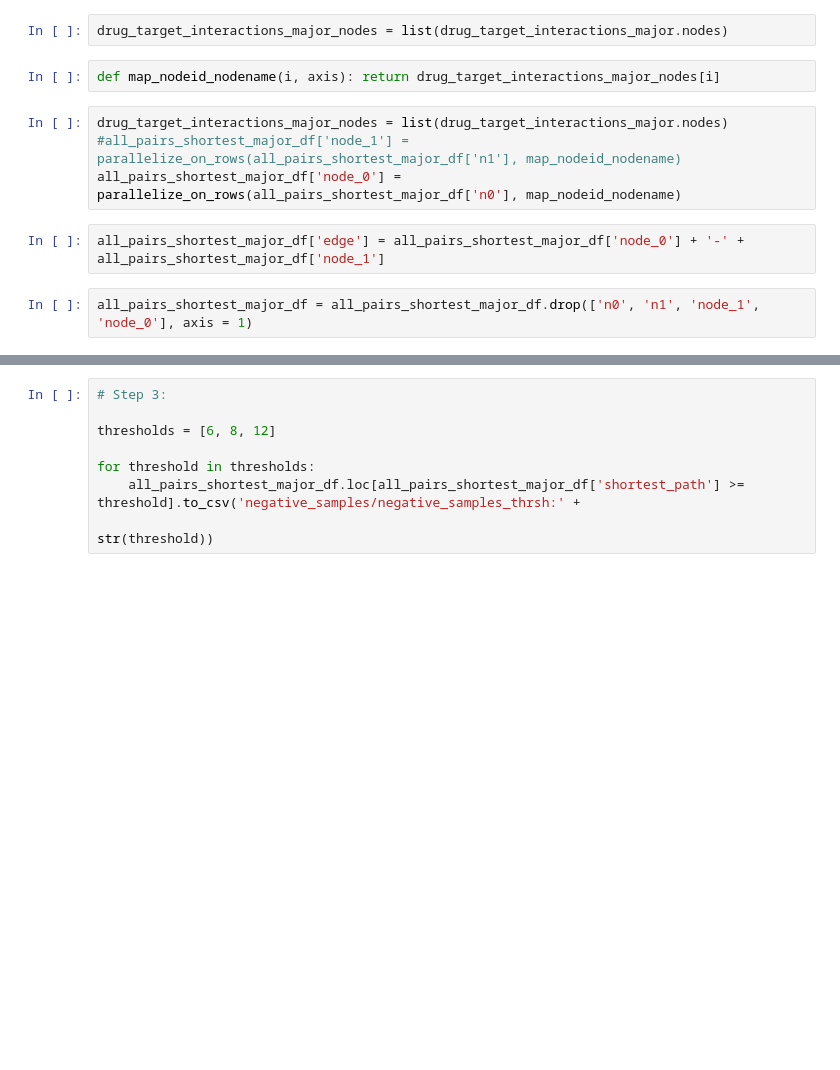
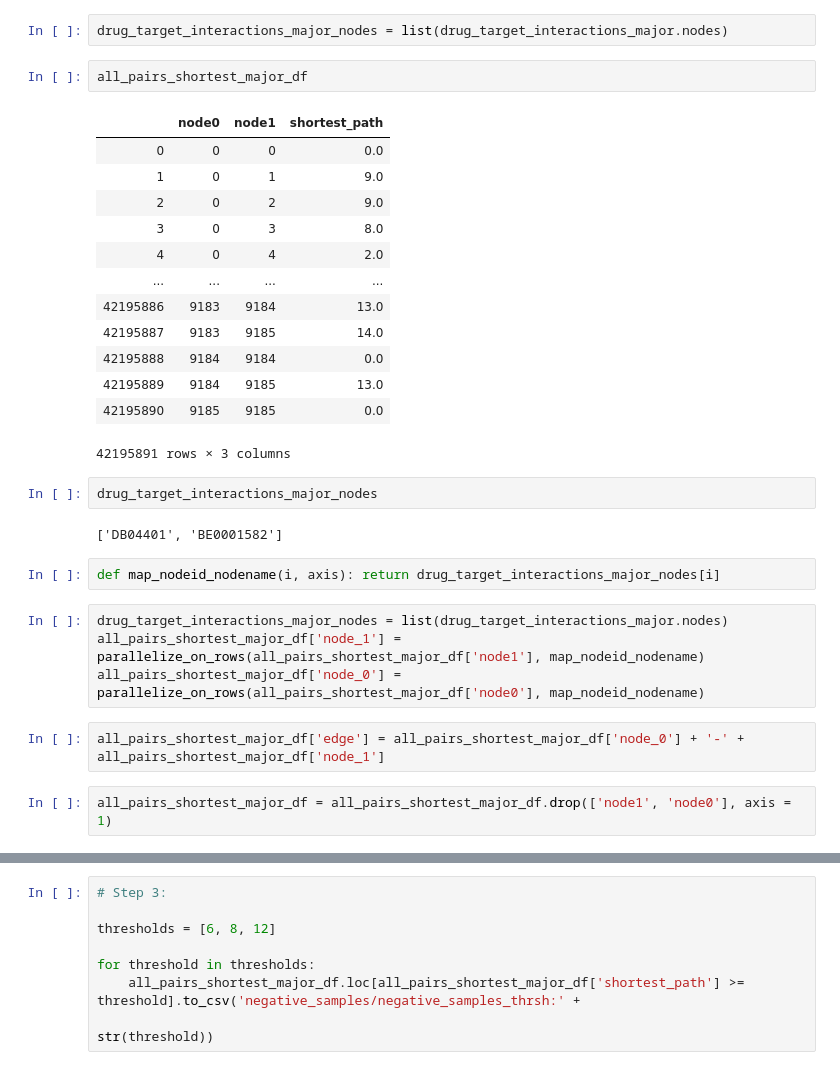
Before and after one commit to fhooton/DeepDrugRepurposer, a Jupyter notebook: Network Investigation.ipynb, the cells around one changed output, grey strips where cells are left out. Drawn from its saved outputs; the diff is of its cells as text; blank space fills up the shorter version.

```diff
--- a/Network Investigation.ipynb
+++ b/Network Investigation.ipynb
@@ -500,16 +503,36 @@ def parallelize_on_rows(data, func, num_of_processes=11):
 #Use parallelize_on_rows(df, some_func)
 # %%
 drug_target_interactions_major_nodes = list(drug_target_interactions_major.nodes)
+# %%
+all_pairs_shortest_major_df
+# %% [output]
+|  | node0 | node1 | shortest_path |
+| 0 | 0 | 0 | 0.0 |
+| 1 | 0 | 1 | 9.0 |
+| 2 | 0 | 2 | 9.0 |
+| 3 | 0 | 3 | 8.0 |
+| 4 | 0 | 4 | 2.0 |
+| ... | ... | ... | ... |
+| 42195886 | 9183 | 9184 | 13.0 |
+| 42195887 | 9183 | 9185 | 14.0 |
+| 42195888 | 9184 | 9184 | 0.0 |
+| 42195889 | 9184 | 9185 | 13.0 |
+| 42195890 | 9185 | 9185 | 0.0 |
+42195891 rows × 3 columns
+# %%
+drug_target_interactions_major_nodes
+# %% [output]
+['DB04401', 'BE0001582']
 # %%
 def map_nodeid_nodename(i, axis): return drug_target_interactions_major_nodes[i]
 # %%
 drug_target_interactions_major_nodes = list(drug_target_interactions_major.nodes)
-#all_pairs_shortest_major_df['node_1'] = parallelize_on_rows(all_pairs_shortest_major_df['n1'], map_nodeid_nodename)
-all_pairs_shortest_major_df['node_0'] = parallelize_on_rows(all_pairs_shortest_major_df['n0'], map_nodeid_nodename)
+all_pairs_shortest_major_df['node_1'] = parallelize_on_rows(all_pairs_shortest_major_df['node1'], map_nodeid_nodename)
+all_pairs_shortest_major_df['node_0'] = parallelize_on_rows(all_pairs_shortest_major_df['node0'], map_nodeid_nodename)
 # %%
 all_pairs_shortest_major_df['edge'] = all_pairs_shortest_major_df['node_0'] + '-' + all_pairs_shortest_major_df['node_1']
 # %%
-all_pairs_shortest_major_df = all_pairs_shortest_major_df.drop(['n0', 'n1', 'node_1', 'node_0'], axis = 1)
+all_pairs_shortest_major_df = all_pairs_shortest_major_df.drop(['node1', 'node0'], axis = 1)
 # %%
 all_pairs_shortest_major_df
 # %% [output]
```
Also changed, not shown: parts of 12 cells of this notebook, 1 other file.
